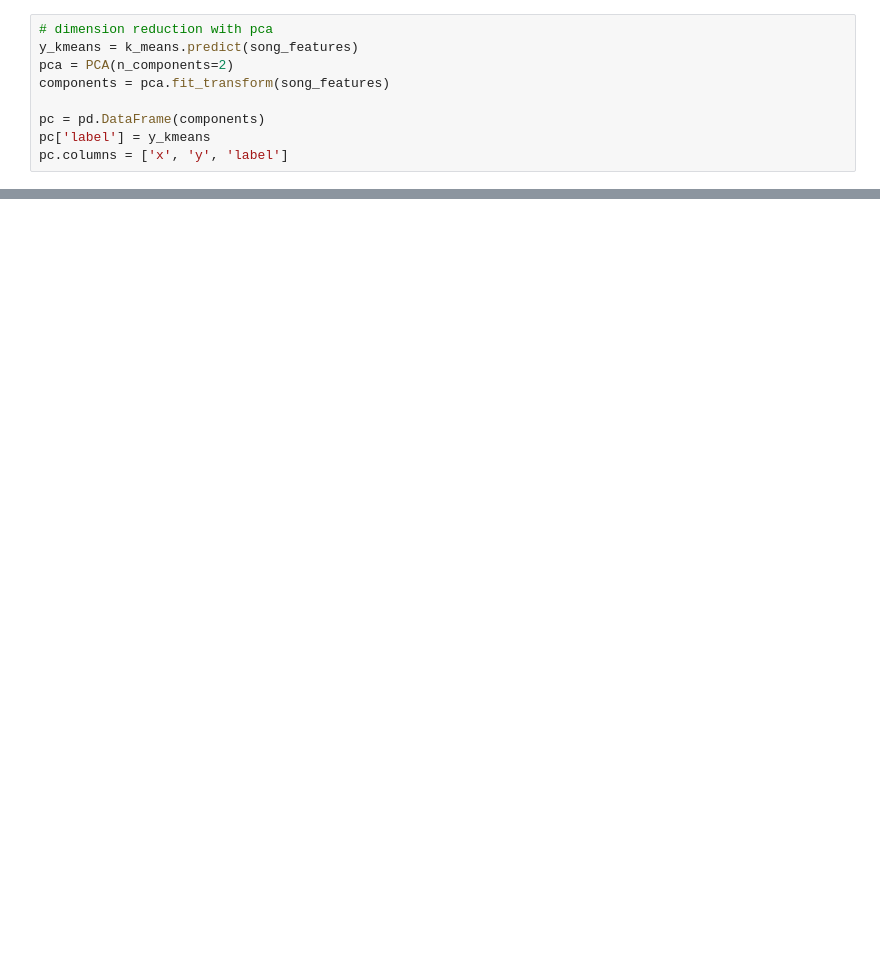
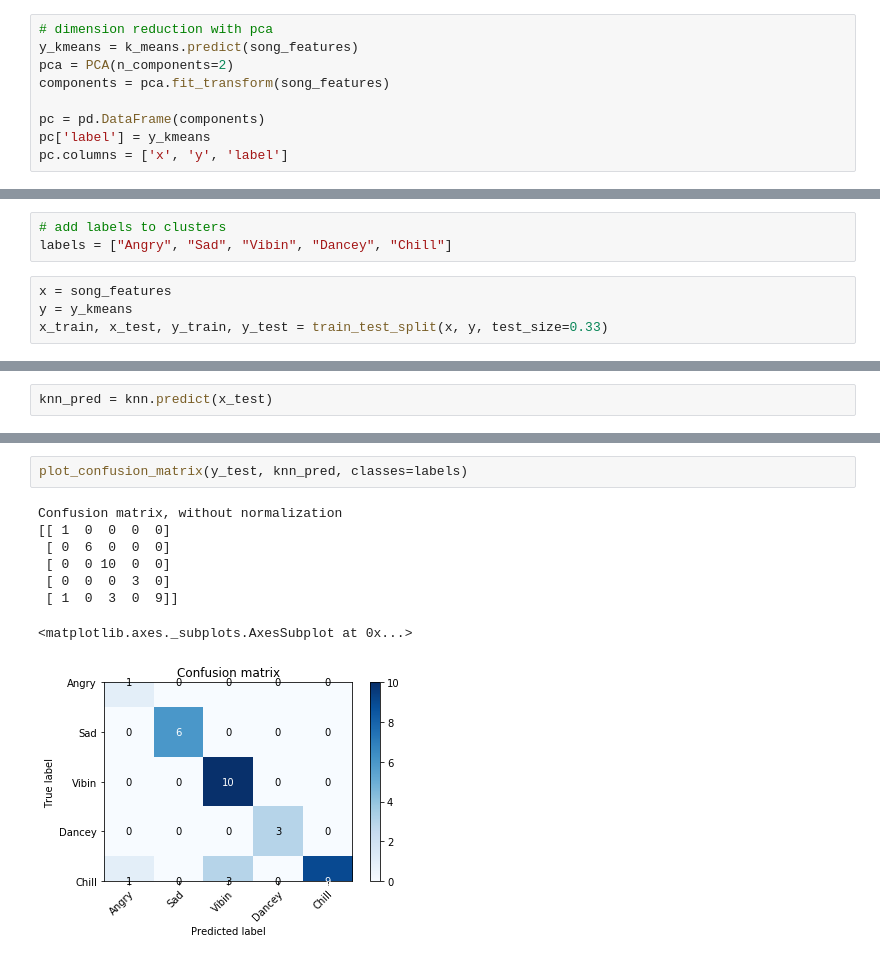
Before and after one commit to benovard/spotify-mood-prediction, a Jupyter notebook: Untitled.ipynb, the cells around one changed output, grey strips where cells are left out. Saved outputs shown, nothing was run; the diff lists cells and outputs as text; blank space fills up the shorter version.

```diff
--- a/Untitled.ipynb
+++ b/Untitled.ipynb
@@ -125,0 +144,7 @@ plt.show()
+# %%
+# add labels to clusters
+labels = ["Angry", "Sad", "Vibin", "Dancey", "Chill"]
+# %%
+x = song_features
+y = y_kmeans
+x_train, x_test, y_train, y_test = train_test_split(x, y, test_size=0.33)
@@ -125,0 +158,2 @@ plt.show()
+# %%
+knn_pred = knn.predict(x_test)
@@ -125,0 +212,11 @@ plt.show()
+# %%
+plot_confusion_matrix(y_test, knn_pred, classes=labels)
+# %% [output]
+Confusion matrix, without normalization
+[[ 1  0  0  0  0]
+ [ 0  6  0  0  0]
+ [ 0  0 10  0  0]
+ [ 0  0  0  3  0]
+ [ 1  0  3  0  9]]
+<matplotlib.axes._subplots.AxesSubplot at 0x...>
+[figure, added]
```
Also changed, not shown: parts of 8 cells of this notebook, 1 other file.
